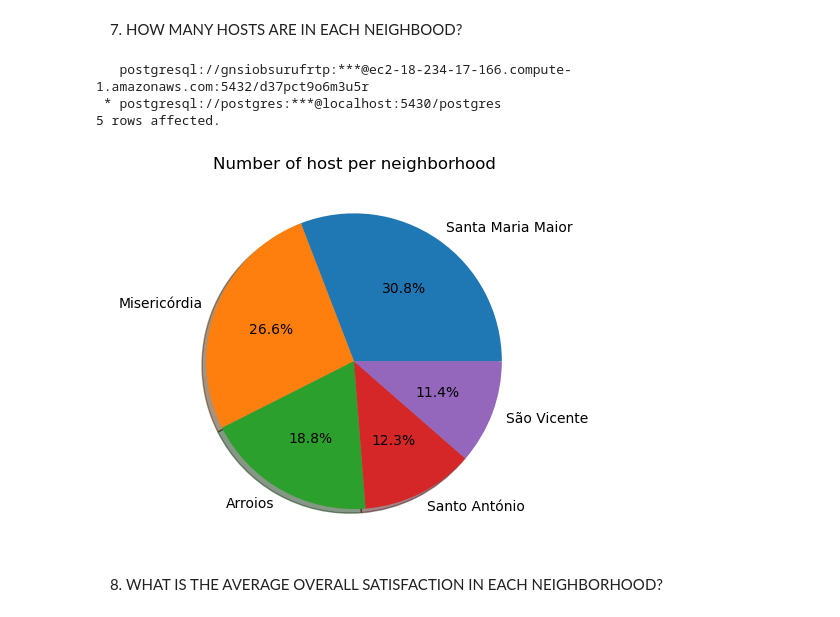
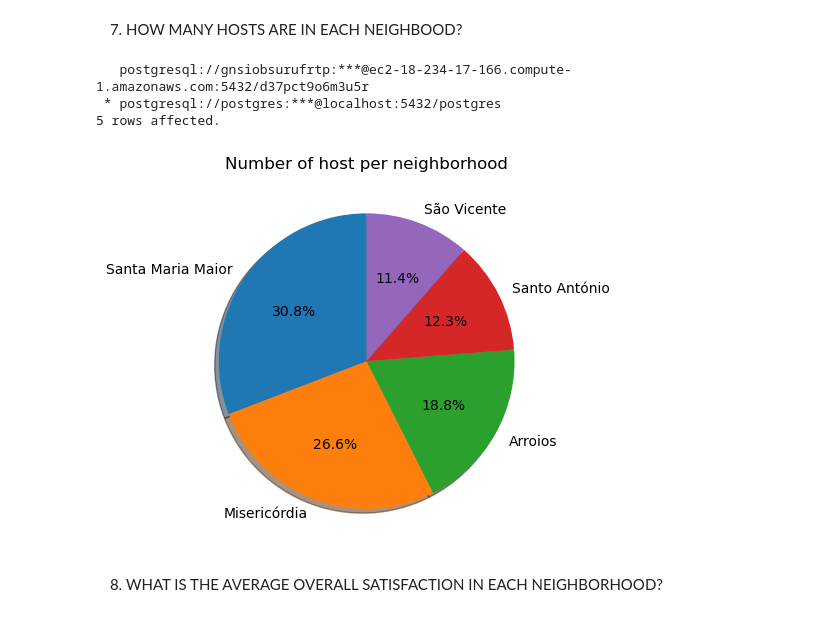
Before and after one commit to The-DigitalAcademy/No_Name-Data-Visualization-and-Analysis---Airbnb_lisbon-, a Jupyter notebook: dataset_airBnB.ipynb, the cells around one changed output. Drawn from its saved outputs; the diff is of its cells as text; code cells hidden in the pictures.

Commit message:
editted pie charts and bar graph

```diff
--- a/dataset_airBnB.ipynb
+++ b/dataset_airBnB.ipynb
@@ -296,24 +296,24 @@ plt.show()
 # %%
 total_number_of_landlords = %sql select count(host_id), neighborhood from airbnb_lisbon group by neighborhood order by count(host_id) desc LIMIT 5
 
 host_id = []
 neighborhood = []
 
 for i in total_number_of_landlords:
     host_id.append(i[0])
     neighborhood.append(i[1])
 
 
 plt.axis("equal")
-plt.pie(host_id, shadow=True, autopct='%1.1f%%',radius=1.0, labels=neighborhood)
+plt.pie(host_id, shadow=True, autopct='%1.1f%%',radius=1.0, labels=neighborhood, startangle=90)
 plt.title('Number of host per neighborhood')
 
 plt.show()
 # %% [output]
    postgresql://gnsiobsurufrtp:***@ec2-18-234-17-166.compute-1.amazonaws.com:5432/d37pct9o6m3u5r
- * postgresql://postgres:***@localhost:5430/postgres
+ * postgresql://postgres:***@localhost:5432/postgres
 5 rows affected.
-[figure, old version]
+[figure, new version]
 # %% [markdown]
 8. WHAT IS THE AVERAGE OVERALL SATISFACTION IN EACH NEIGHBORHOOD?
 # %%
```
Also changed, not shown: parts of 18 cells of this notebook.
